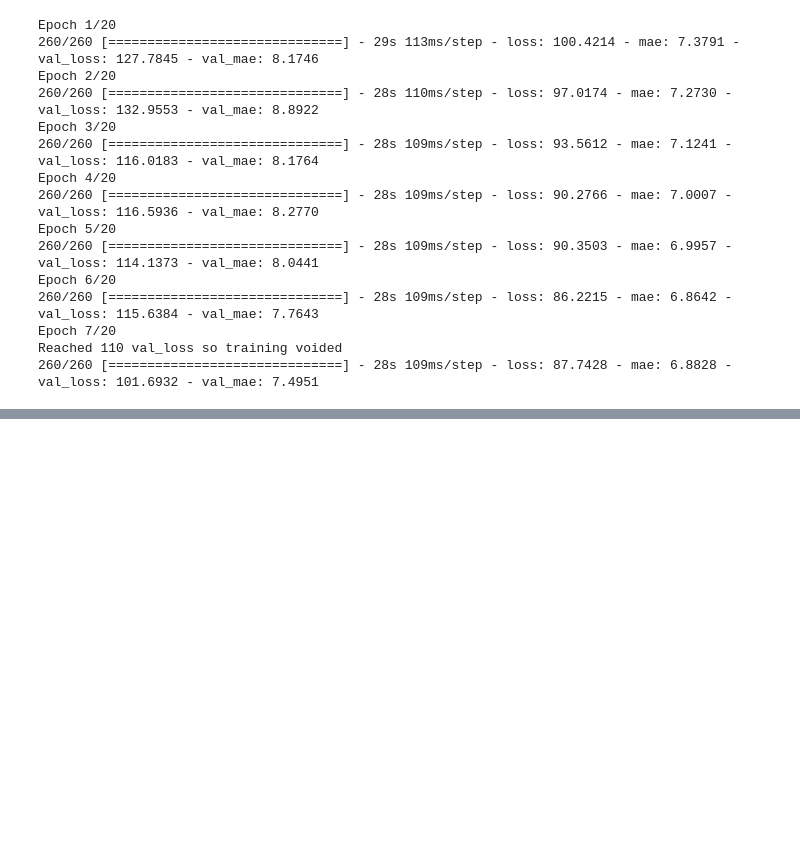
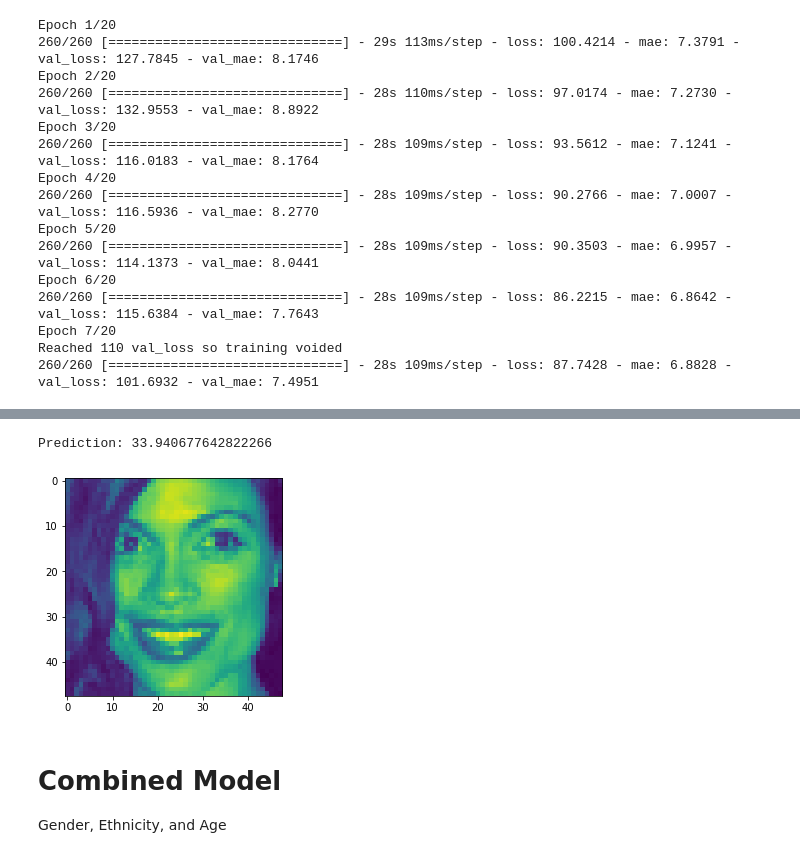
Before and after one commit to Real-VeerSandhu/Ethnicity-Age-Prediction, a Jupyter notebook: main_notebook.ipynb, the cells around one changed output, grey strips where cells are left out. Drawn from its saved outputs; the diff is of its cells as text; code cells hidden in the pictures; blank space fills up the shorter version.

```diff
--- a/main_notebook.ipynb
+++ b/main_notebook.ipynb
@@ -419,0 +438,8 @@ model3.save('age_model.h5')
+# %%
+local_predict_age(294)
+# %% [output]
+Prediction: 33.940677642822266
+[figure, added]
+# %% [markdown]
+# Combined Model
+Gender, Ethnicity, and Age
```
Also changed, not shown: parts of 8 cells of this notebook, 1 other file.
